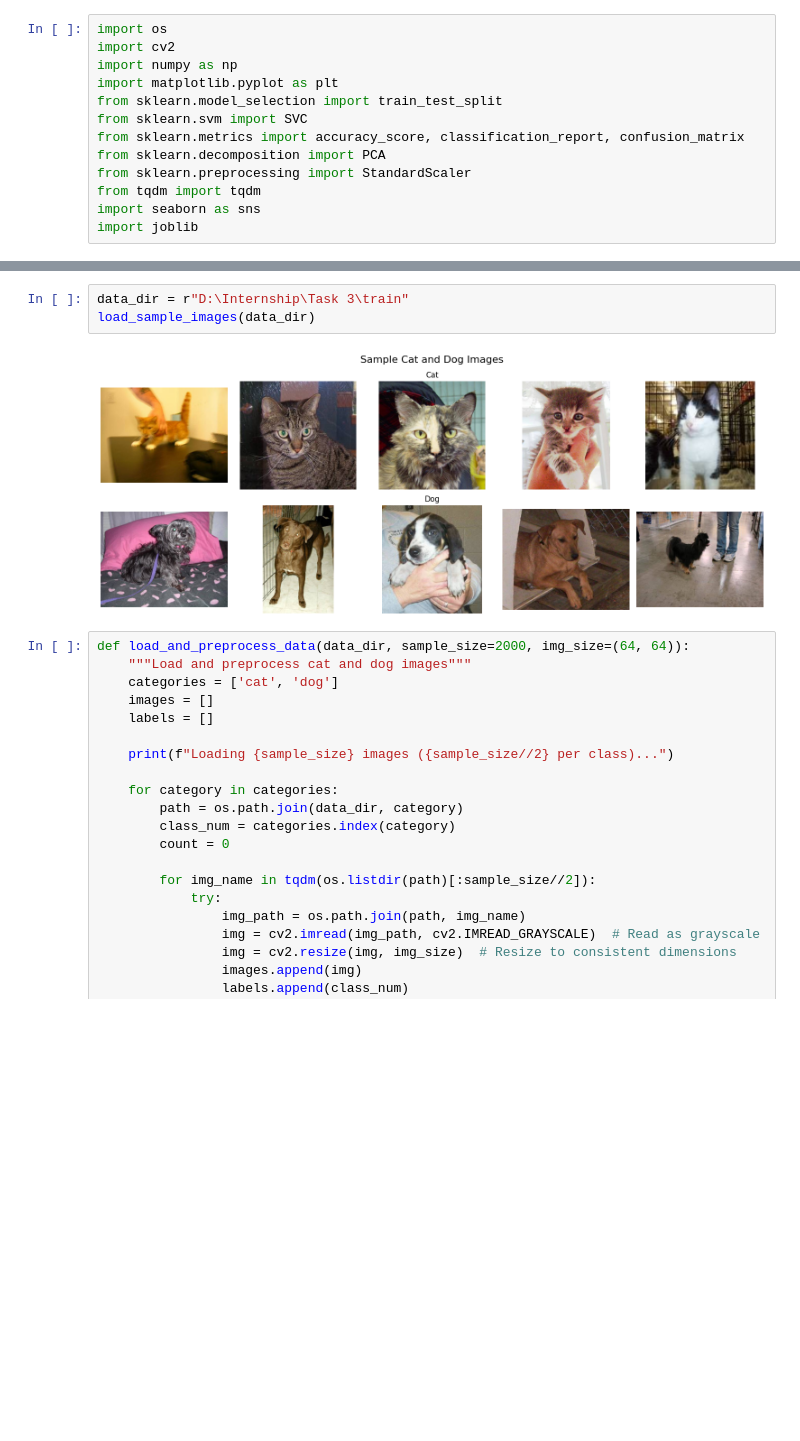
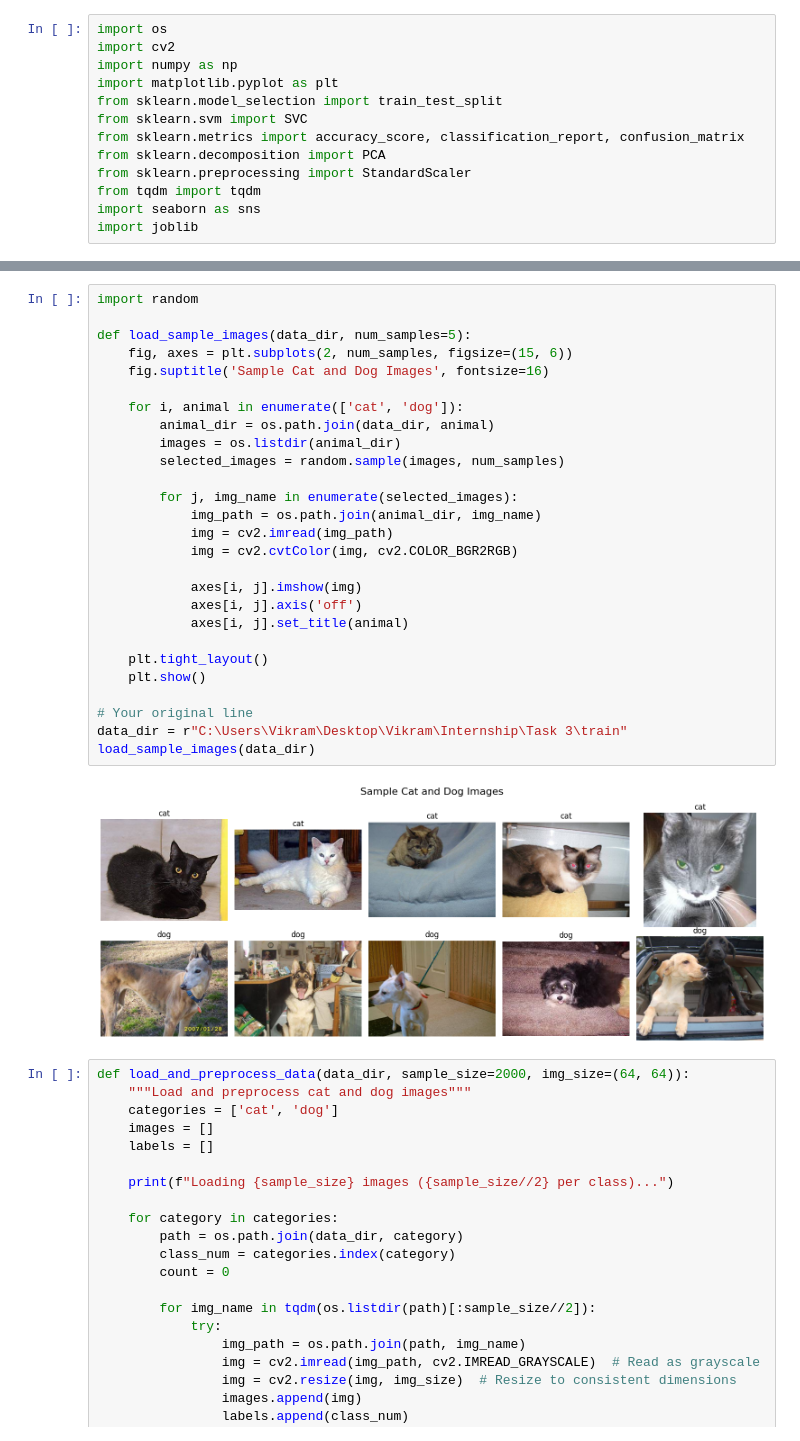
Before and after one commit to Vikram-0001/PRODIGY_ML_03, a Jupyter notebook: task 3.ipynb, the cells around one changed output, grey strips where cells are left out. Cells and saved outputs as stored; diff of their text form; blank space fills up the shorter version.

```diff
--- a/task 3.ipynb
+++ b/task 3.ipynb
@@ -46,8 +35,32 @@ Successfully installed tqdm-4.67.1
-# %%
-data_dir = r"D:\Internship\Task 3\train"
-load_sample_images(data_dir)
-# %% [output]
-[figure, removed]
+# %%
+import random
+
+def load_sample_images(data_dir, num_samples=5):
+    fig, axes = plt.subplots(2, num_samples, figsize=(15, 6))
+    fig.suptitle('Sample Cat and Dog Images', fontsize=16)
+
+    for i, animal in enumerate(['cat', 'dog']):
+        animal_dir = os.path.join(data_dir, animal)
+        images = os.listdir(animal_dir)
+        selected_images = random.sample(images, num_samples)
+
+        for j, img_name in enumerate(selected_images):
+            img_path = os.path.join(animal_dir, img_name)
+            img = cv2.imread(img_path)
+            img = cv2.cvtColor(img, cv2.COLOR_BGR2RGB)
+
+            axes[i, j].imshow(img)
+            axes[i, j].axis('off')
+            axes[i, j].set_title(animal)
+
+    plt.tight_layout()
+    plt.show()
+
+# Your original line
+data_dir = r"C:\Users\Vikram\Desktop\Vikram\Internship\Task 3\train"
+load_sample_images(data_dir)
+# %% [output]
+[figure, added]
 # %%
 def load_and_preprocess_data(data_dir, sample_size=2000, img_size=(64, 64)):
     """Load and preprocess cat and dog images"""
```
Also changed, not shown: parts of 4 cells of this notebook.
